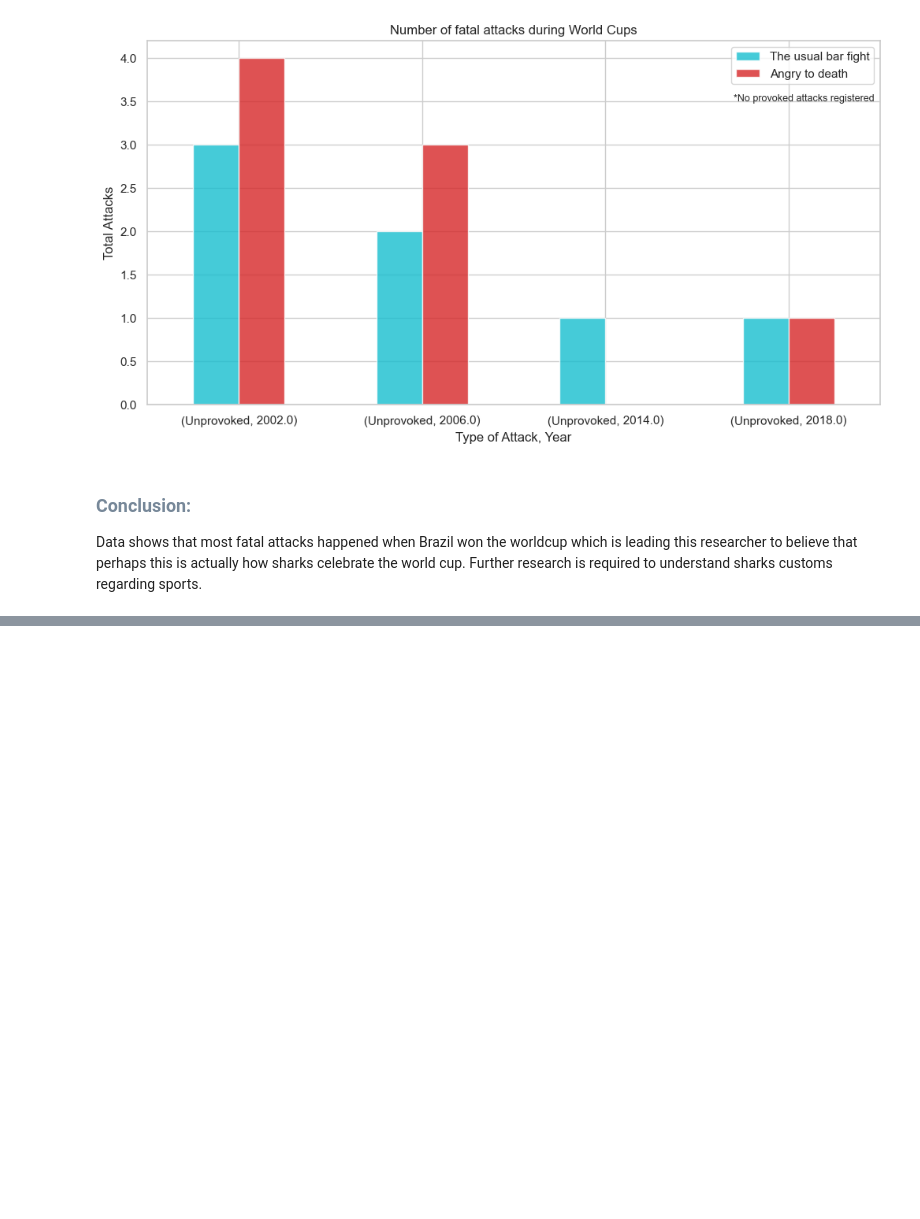
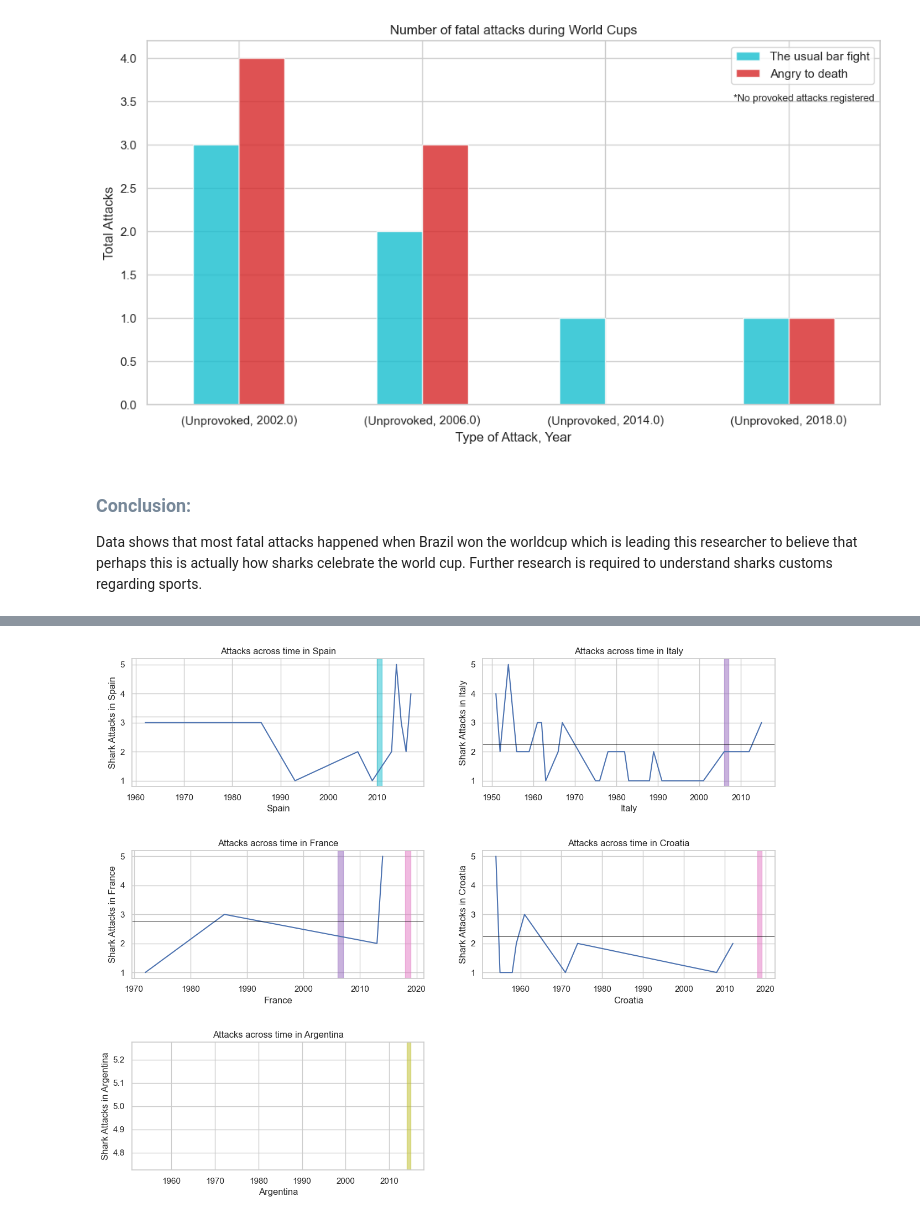
Before and after one commit to danidimarti/project1-csv_analysis, a Jupyter notebook: extraction-and-visualization.ipynb, the cells around one changed output, grey strips where cells are left out. Saved outputs shown, nothing was run; the diff lists cells and outputs as text; code cells hidden in the pictures; blank space fills up the shorter version.

```diff
--- a/extraction-and-visualization.ipynb
+++ b/extraction-and-visualization.ipynb
@@ -176,3 +173,0 @@ Data shows that most fatal attacks happened when Brazil won the worldcup which i
-# %%
-# Create figure and axes [row,column]
-fig, ax = plt.subplots(nrows=5, ncols=2, figsize=(20,15))
@@ -272,0 +209,48 @@ df_index.sample(5)
+# %%
+tickers = list(df_global['Country'].unique())
+# %%
+# count the number of occurrences
+df_global['Year_counts'] = df_global['Year'].apply(lambda x: (df_global['Year'] == x).sum())
+# %%
+plt.figure(figsize=(15, 12))
+plt.subplots_adjust(hspace=0.5)
+
+for n, ticker in enumerate(tickers):
+    # add a new subplot iteratively
+    ax = plt.subplot(3, 2, n+1)
+    df_new = df_global[df_global.Country==ticker]
+    df_new = df_new[df_new['Year'] > 1950]
+
+    plt.plot(df_new['Year'], df_new["Year_counts"])
+
+    ax.set_xlabel(ticker)
+    plt.ylabel(f'Shark Attacks in {ticker}')
+    plt.title(f'Attacks across time in {ticker}')
+
+
+    #add average line, except for argentina that does not have occurrences
+    if ticker != "Argentina":
+        plt.axhline(y=df_new["Year_counts"].mean(), xmin=0, xmax=2022, c='black', linewidth=0.5)
+
+
+    # add WC indentifier
+    #1. 2018 - France vs Croatia
+    if ticker == 'France' or ticker == 'Croatia':
+        plt.axvspan(2018,2019, color='tab:pink', alpha=0.5, label="2018")
+
+    #2. 2014 - Germany vs Argentina
+    if ticker == 'Germany' or ticker == 'Argentina':
+        plt.axvspan(2014,2015, color='tab:olive', alpha=0.5, label="2014")
+
+    #3 2010 - Spain vs Netherlands
+    if ticker == 'Spain' or ticker == 'Netherlands':
+        plt.axvspan(2010,2011, color='tab:cyan', alpha=0.5, label="2010")
+
+    #4. 2006 - Italy vs France
+    if ticker == 'Italy' or ticker == 'France':
+        plt.axvspan(2006,2007, color='tab:purple', alpha=0.5, label="2006")
+
+    #5. 2002 - Brazil vs Germany
+    #plt.axvspan(2002,2003, color='tab:green', alpha=0.5, label="2002 - Pentacampeão!")
+# %% [output]
+[figure, added]
```
Also changed, not shown: parts of 19 cells of this notebook, 2 other files.
